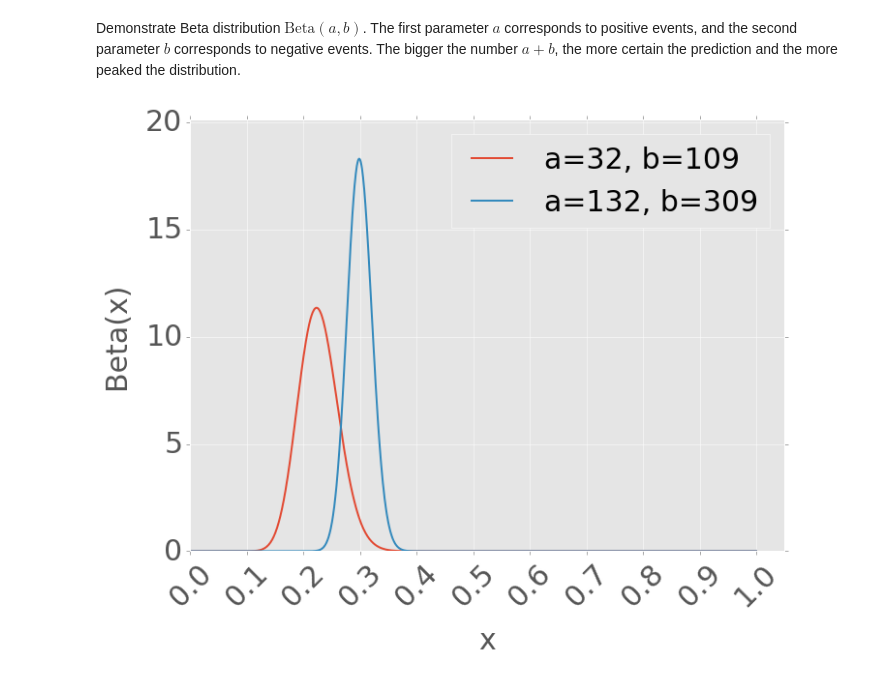
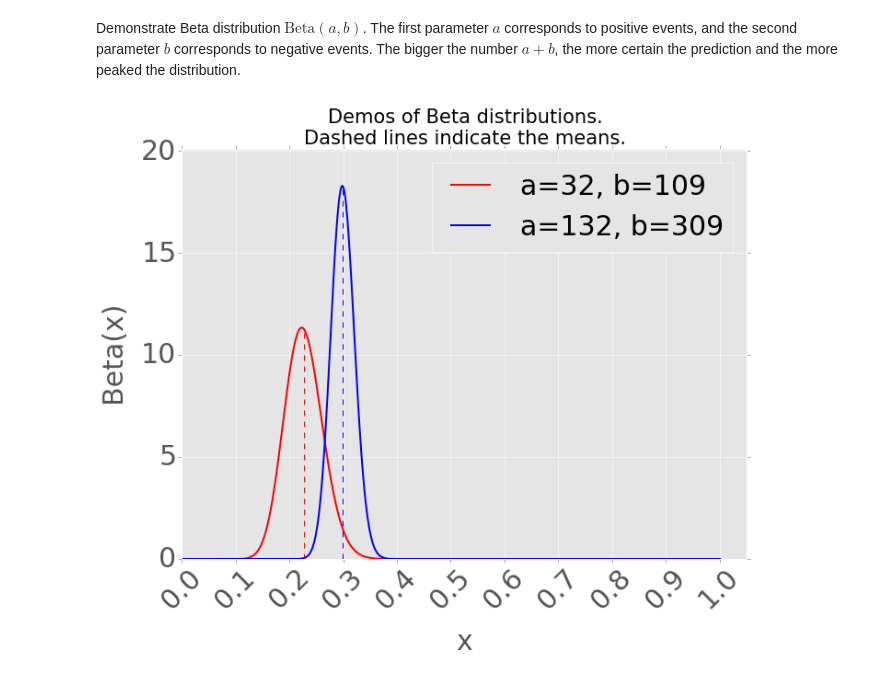
Before and after one commit to cheng-w-liu/computational-notes, a Jupyter notebook: Statistics/beta_distribution_demo.ipynb, the cells around one changed output. Cells and saved outputs as stored; diff of their text form; code cells hidden in the pictures.

Commit message:
added lines to indicate means

```diff
--- a/Statistics/beta_distribution_demo.ipynb
+++ b/Statistics/beta_distribution_demo.ipynb
@@ -10,9 +10,13 @@ matplotlib.style.use('ggplot')
 # %%
 a0 = 32
 b0 = 109
-x = np.linspace(0, 1, 1000)
+mean0 = float(a0)/float(a0+b0)
+
 a1 = a0+100
 b1 = b0+200
+mean1 = float(a1)/float(a1+b1)
+# %%
+x = np.linspace(0, 1, 2000)
 # %%
 beta0 = scipy.stats.beta(a=a0, b=b0)
 y0 = beta0.pdf(x)
@@ -22,26 +26,29 @@ y1 = beta1.pdf(x)
 # %%
 XMAX = 1.05
 YMAX = 1.1 * np.max([y0,y1])
 FONTSIZE = 30
 plt.close('all')
 fig, ax = plt.subplots(1, figsize=(11, 8))
 ax.set_xlabel('x', fontsize=FONTSIZE, labelpad=15)
 ax.set_ylabel('Beta(x)', fontsize=FONTSIZE, labelpad=15)
-ax.set_xlim(0, 1.05)
+ax.set_xlim(0, XMAX)
 ax.set_ylim(0, YMAX)
 ax.set_xticks(np.arange(0, XMAX, 0.1))
 for tick in ax.xaxis.get_major_ticks():
     tick.label.set_fontsize(FONTSIZE)
 for tick in ax.yaxis.get_major_ticks():
     tick.label.set_fontsize(FONTSIZE)
 for tick in ax.xaxis.get_major_ticks():
     tick.label.set_rotation(45)
 
-p1, = ax.plot(x, y0, lw=2)
-p2, = ax.plot(x, y1, lw=2)
+p1, = ax.plot(x, y0, lw=2, color='r')
+m1, = ax.plot([mean0, mean0], [0, beta0.pdf(mean0)], lw=1, linestyle='--', color='r')
+p2, = ax.plot(x, y1, lw=2, color='b')
+m2, = ax.plot([mean1, mean1], [0, beta1.pdf(mean1)], lw=1, linestyle='--', color='b')
+plt.title('Demos of Beta distributions. \nDashed lines indicate the means.', fontsize=FONTSIZE*0.7)
 l = plt.legend((p1, p2),
                ('a={0:}, b={1:}'.format(a0, b0),
                 'a={0:}, b={1:}'.format(a1, b1)),
-                fontsize=FONTSIZE, loc=1)
+                fontsize=FONTSIZE, loc='best')
 # %% [output]
-[figure, old version]
+[figure, new version]
```
